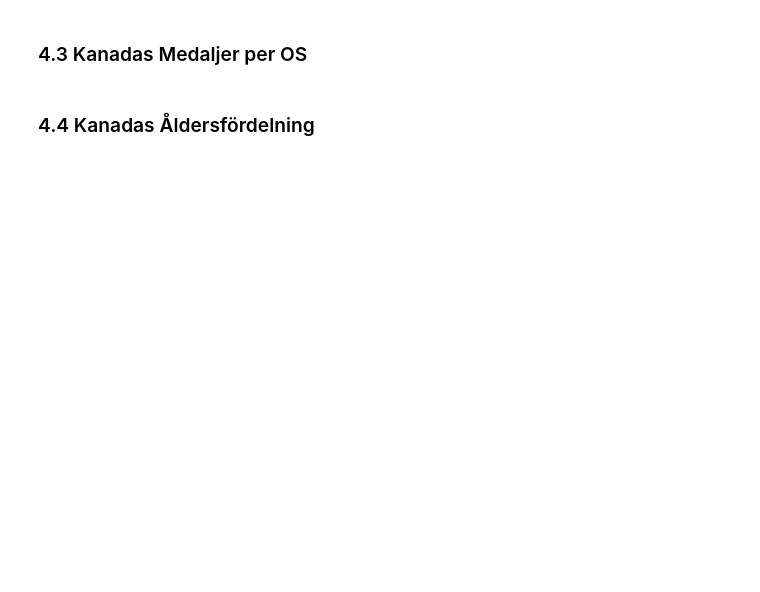
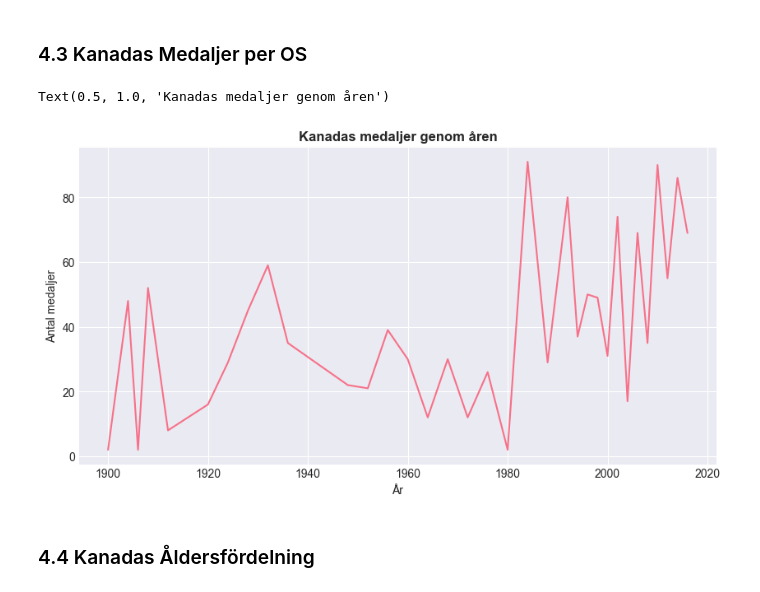
Before and after one commit to TahGue/projekt_os_kanada, a Jupyter notebook: notebooks/01_exploratory_analysis.ipynb, the cells around one changed output. Saved outputs shown, nothing was run; the diff lists cells and outputs as text; code cells hidden in the pictures; blank space fills up the shorter version.

```diff
--- a/notebooks/01_exploratory_analysis.ipynb
+++ b/notebooks/01_exploratory_analysis.ipynb
@@ -234,2 +154,13 @@ canada_medals_per_os = canada_df[canada_df['Medal'].notna()]
+# %%
+canada_medals_per_os = canada_df[canada_df['Medal'].notna()].groupby('Year').size()
+
+fig, ax = plt.subplots(figsize=(10, 5))
+ax.plot(canada_medals_per_os.index, canada_medals_per_os.values)
+ax.set_xlabel("År")
+ax.set_ylabel("Antal medaljer")
+ax.set_title("Kanadas medaljer genom åren", fontweight = 'bold')
+# %% [output]
+Text(0.5, 1.0, 'Kanadas medaljer genom åren')
+[figure, added]
 # %% [markdown]
 ### 4.4 Kanadas Åldersfördelning
```
Also changed, not shown: parts of 9 cells of this notebook.
